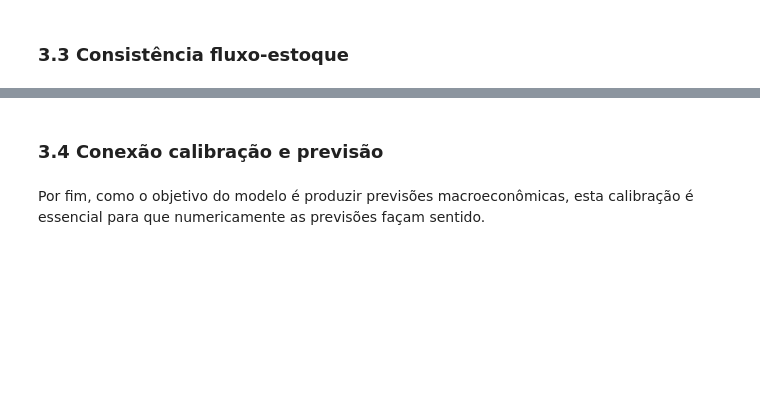
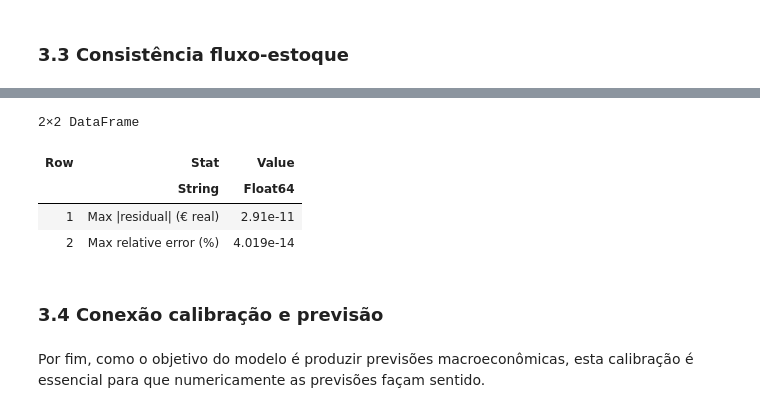
Before and after one commit to danielbandrade/BeforeIT-dba, a Jupyter notebook: dba-studies/seminario-economia/seminario-scx5013.ipynb, the cells around one changed output, grey strips where cells are left out. Cells and saved outputs as stored; diff of their text form; code cells hidden in the pictures; blank space fills up the shorter version.

```diff
--- a/dba-studies/seminario-economia/conteúdo-seminario.ipynb
+++ b/dba-studies/seminario-economia/seminario-scx5013.ipynb
@@ -401,30 +426,27 @@ Assim o produto é igual a soma do consumo das fámílias, do governo, ao invest
 # %%
-# TODO codigo consistencia fluxo estoque
-
-
-
-run_sfc
-Random.seed!(1)
-_m_sfc = Bit.Model(nb1_p, nb1_ic)
-Bit.run!(_m_sfc, T_sfc)
-
-C = _m_sfc.data.real_household_consumption
-I_inv = _m_sfc.data.real_capitalformation
-G = _m_sfc.data.real_government_consumption
-X = _m_sfc.data.real_exports
-M = _m_sfc.data.real_imports
-Y_prod = _m_sfc.data.real_gdp        # production-side GDP
+C = model.data.real_household_consumption
+I_inv = model.data.real_capitalformation
+G = model.data.real_government_consumption
+X = model.data.real_exports
+M = model.data.real_imports
+Y_prod = model.data.real_gdp        # production-side GDP
 
 Y_exp  = C .+ I_inv .+ G .+ X .- M  # expenditure-side GDP
 
 residual = Y_exp .- Y_prod
 max_err  = maximum(abs.(residual))
 rel_err  = max_err / mean(Y_prod) * 100
 
 DataFrame(
     "Stat"  => ["Max |residual| (€ real)", "Max relative error (%)"],
     "Value" => [round(max_err, sigdigits=4), round(rel_err, sigdigits=4)],
 )
+# %% [output]
+2×2 DataFrame
+| Row | Stat | Value |
+|  | String | Float64 |
+| 1 | Max |residual| (€ real) | 2.91e-11 |
+| 2 | Max relative error (%) | 4.019e-14 |
 # %% [markdown]
 ### 3.4 Conexão calibração e previsão
 # %% [markdown]
```
Also changed, not shown: parts of 24 cells of this notebook, 7 other files.
